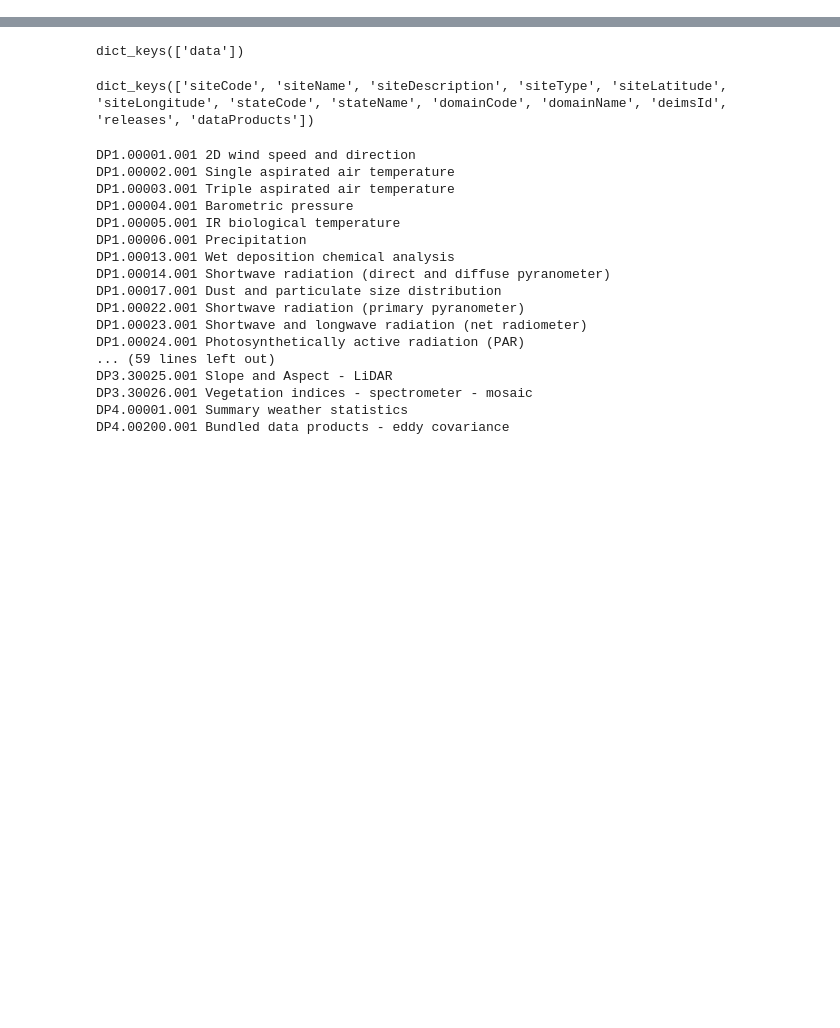
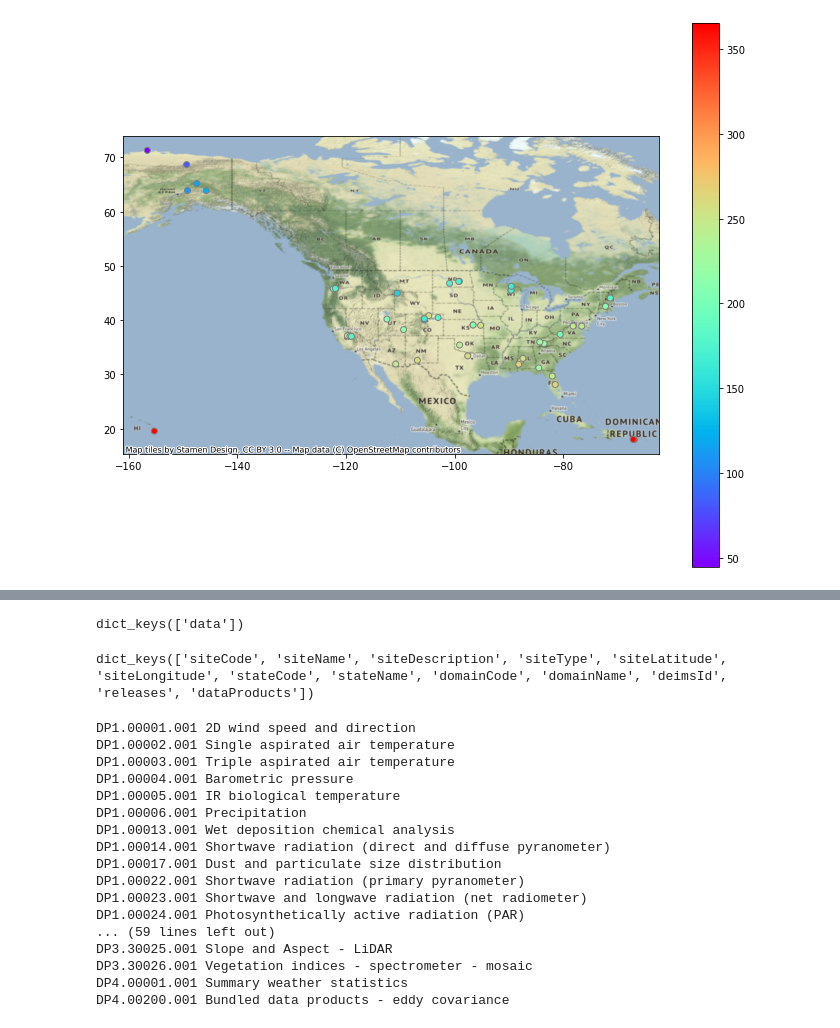
Before and after one commit to cnorristellar/macrosystems, a Jupyter notebook: prototyping-python.ipynb, the cells around one changed output, grey strips where cells are left out. Drawn from its saved outputs; the diff is of its cells as text; code cells hidden in the pictures; blank space fills up the shorter version.

```diff
--- a/prototyping-python.ipynb
+++ b/prototyping-python.ipynb
@@ -29,0 +39,7 @@ Name: field_site_id, Length: 81, dtype: object
+# %%
+# Load .csv metadata pandas
+# neon_metadata_path
+neon_metadata_path = os.path.join('data/NEON_Field_Site_Metadata_20220224.csv')
+
+neon_df = pd.read_csv(neon_metadata_path)
+neon_df.head()
@@ -29,0 +77,6 @@ Name: field_site_id, Length: 81, dtype: object
+# %%
+# Convert to geopandas using lat&long to points
+neon_gdf = gpd.GeoDataFrame(neon_df, geometry= gpd.points_from_xy(
+    neon_df.field_longitude, neon_df.field_latitude, crs='EPSG:4326'))
+
+neon_gdf
@@ -29,0 +97,11 @@ Name: field_site_id, Length: 81, dtype: object
+# %%
+f, ax = plt.subplots(figsize=(12,10))
+
+ax = neon_gdf.plot(column="field_avg_number_of_green_days",
+                   legend=True, edgecolor="0.5", cmap="rainbow", ax=ax)
+
+ctx.add_basemap(ax, crs=neon_gdf.crs.to_string())
+
+plt.show()
+# %% [output]
+[figure, added]
```
Also changed, not shown: parts of 17 cells of this notebook.
